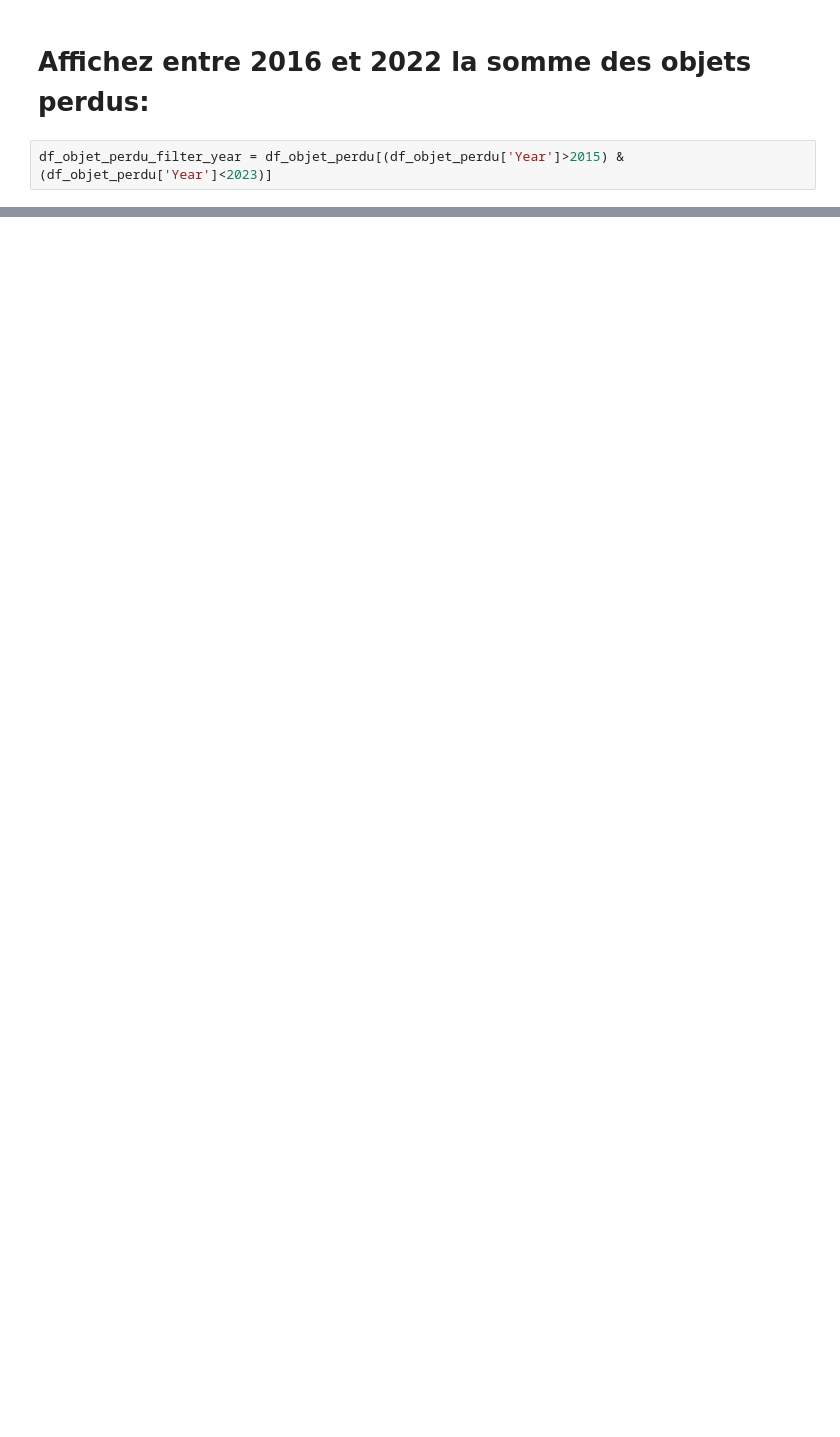
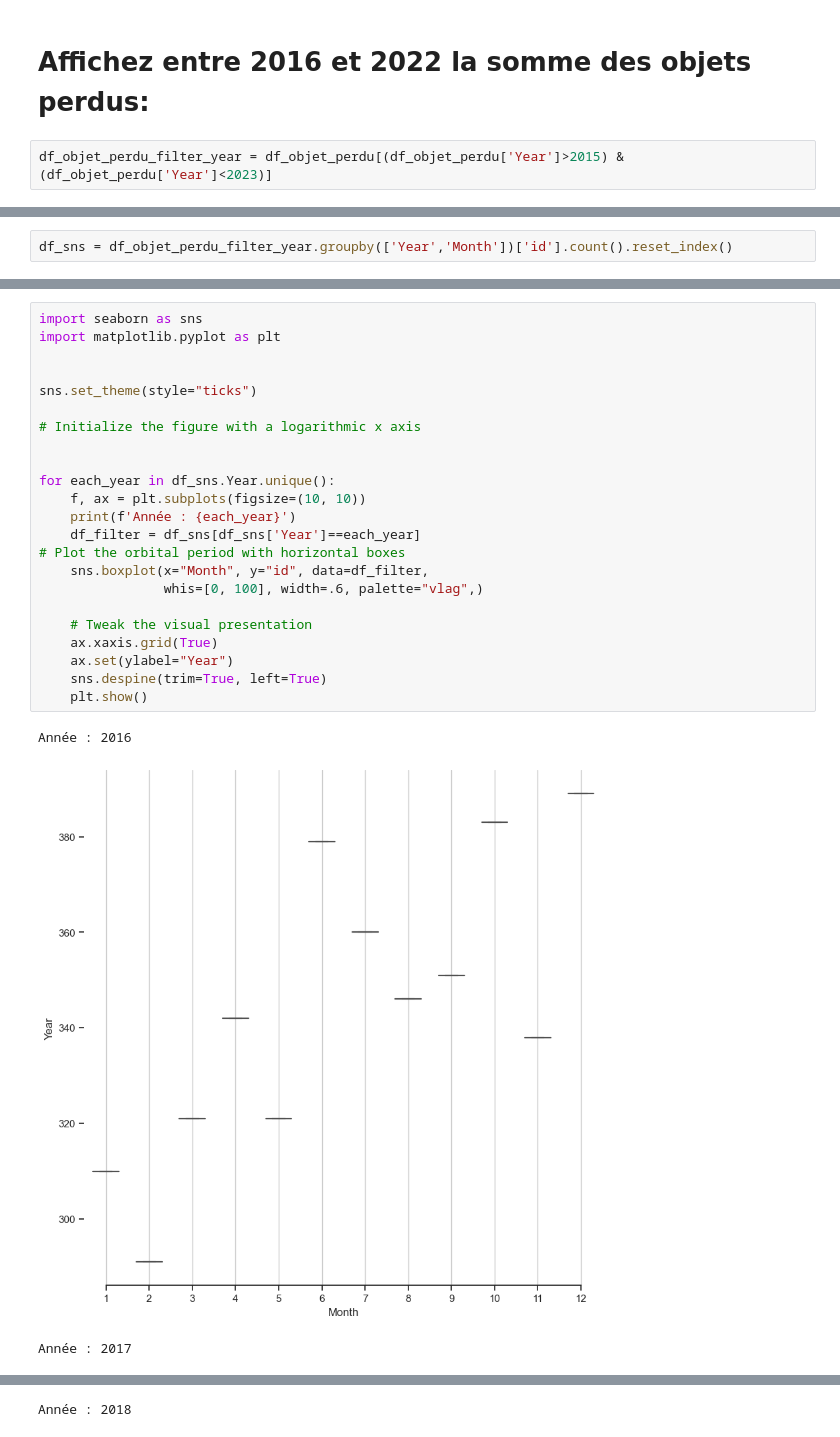
Before and after one commit to LanCaphe/objets_perdus_sncf, a Jupyter notebook: Notebook/Analyse.ipynb, the cells around one changed output, grey strips where cells are left out. Cells and saved outputs as stored; diff of their text form; blank space fills up the shorter version.

```diff
--- a/Notebook/Analyse.ipynb
+++ b/Notebook/Analyse.ipynb
@@ -143,0 +207,2 @@ df_objet_perdu_filter_year.groupby(['Day'])['id'].sum().reset_index()
+# %%
+df_sns = df_objet_perdu_filter_year.groupby(['Year','Month'])['id'].count().reset_index()
@@ -143,0 +225,27 @@ df_objet_perdu_filter_year.groupby(['Day'])['id'].sum().reset_index()
+# %%
+import seaborn as sns
+import matplotlib.pyplot as plt
+
+
+sns.set_theme(style="ticks")
+
+# Initialize the figure with a logarithmic x axis
+
+
+for each_year in df_sns.Year.unique():
+    f, ax = plt.subplots(figsize=(10, 10))
+    print(f'Année : {each_year}')
+    df_filter = df_sns[df_sns['Year']==each_year]
+# Plot the orbital period with horizontal boxes
+    sns.boxplot(x="Month", y="id", data=df_filter,
+                whis=[0, 100], width=.6, palette="vlag",)
+
+    # Tweak the visual presentation
+    ax.xaxis.grid(True)
+    ax.set(ylabel="Year")
+    sns.despine(trim=True, left=True)
+    plt.show()
+# %% [output]
+Année : 2016
+[figure, added]
+Année : 2017
@@ -143,0 +253 @@ df_objet_perdu_filter_year.groupby(['Day'])['id'].sum().reset_index()
+Année : 2018
```
Also changed, not shown: parts of 14 cells of this notebook, 1 other file.
